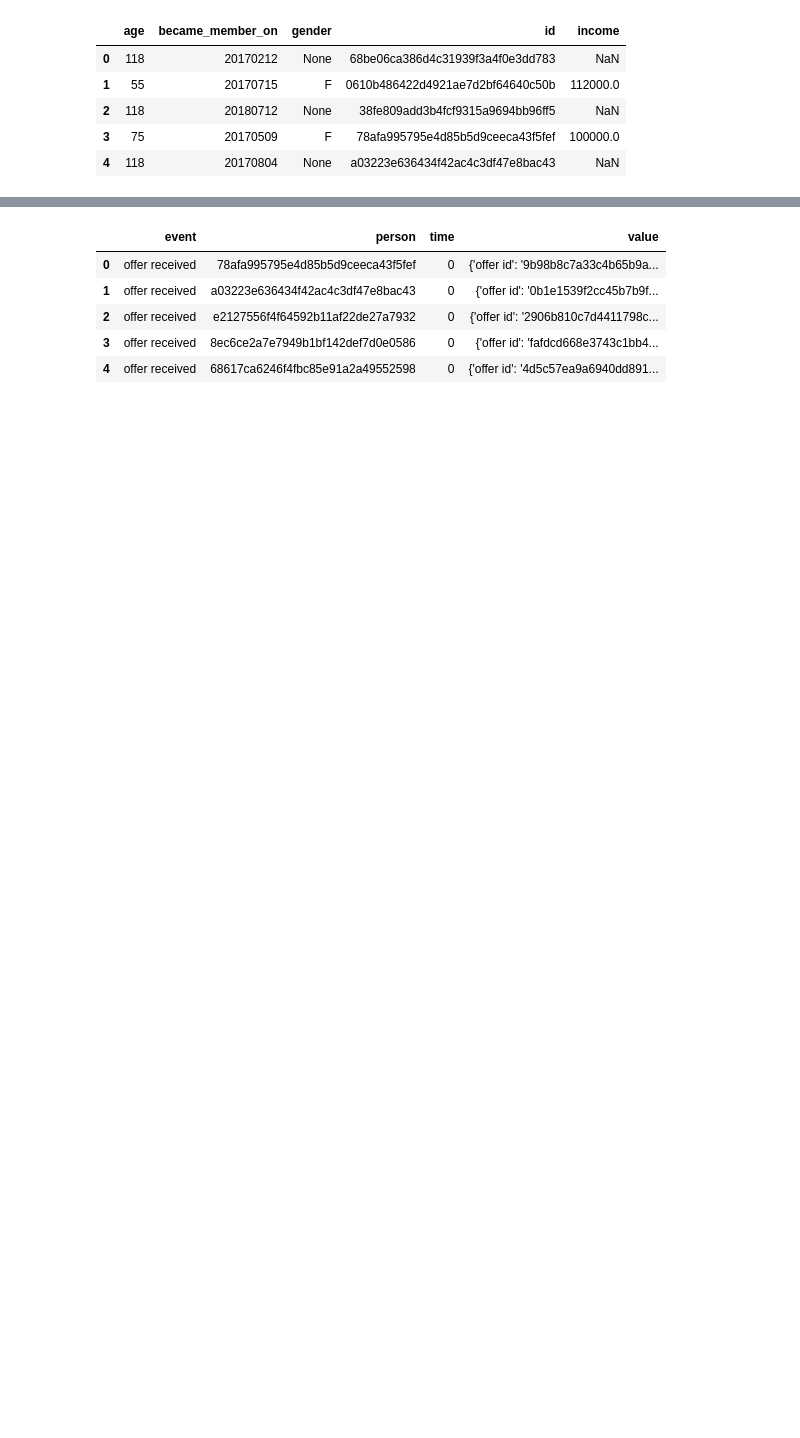
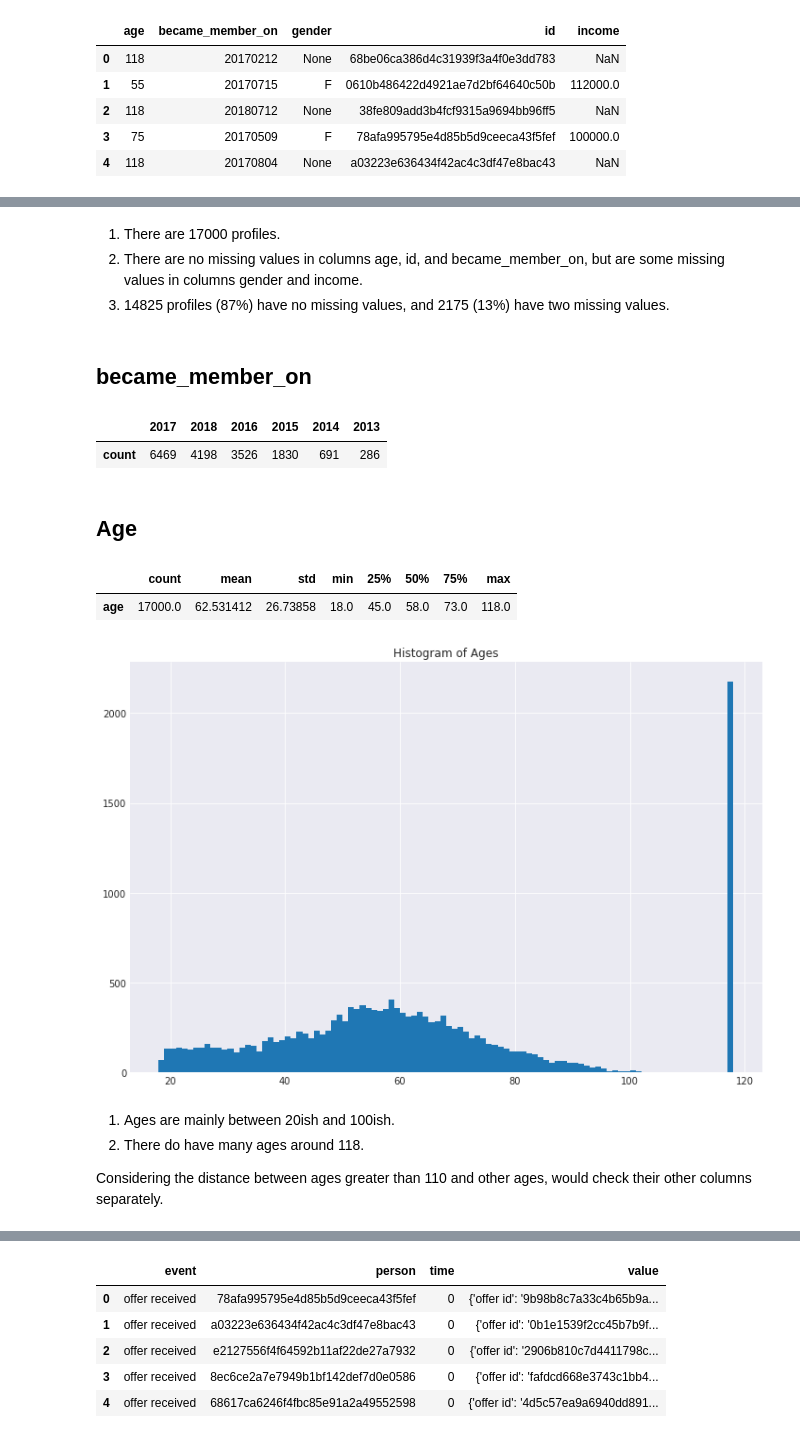
Before and after one commit to qinliu1023/Starbucks_Promotional_Offer, a Jupyter notebook: Starbucks_Promotional_Offer.ipynb, the cells around one changed output, grey strips where cells are left out. Saved outputs shown, nothing was run; the diff lists cells and outputs as text; code cells hidden in the pictures; blank space fills up the shorter version.

Commit message:
new checkpoint

```diff
--- a/Starbucks_Promotional_Offer.ipynb
+++ b/Starbucks_Promotional_Offer.ipynb
@@ -30,4 +30,14 @@ You'll also want to take into account that some demographic groups will make pur
 ### Final Advice
 
 Because this is a capstone project, you are free to analyze the data any way you see fit. For example, you could build a machine learning model that predicts how much someone will spend based on demographics and offer type. Or you could build a model that predicts whether or not someone will respond to an offer. Or, you don't need to build a machine learning model at all. You could develop a set of heuristics that determine what offer you should send to each customer (i.e., 75 percent of women customers who were 35 years old responded to offer A vs 40 percent from the same demographic to offer B, so send offer A).
+# %%
+import pandas as pd
+import numpy as np
+import math
+import json
+import matplotlib.pyplot as plt
+% matplotlib inline
+
+import seaborn as sns
+sns.set_style("darkgrid")
 # %%
@@ -66,0 +157,28 @@ profile.head()
+# %% [markdown]
+1. There are 17000 profiles.
+1. There are no missing values in columns age, id, and became_member_on, but are some missing values in columns gender and income.
+1. 14825 profiles (87%) have no missing values, and 2175 (13%) have two missing values.
+# %% [markdown]
+## became_member_on
+# %%
+profile["became_member_on"].apply(lambda x: str(x)[:4]).value_counts().to_frame("count").T
+# %% [output]
+|  | 2017 | 2018 | 2016 | 2015 | 2014 | 2013 |
+| count | 6469 | 4198 | 3526 | 1830 | 691 | 286 |
+# %% [markdown]
+## Age
+# %%
+profile[["age"]].describe().T
+# %% [output]
+|  | count | mean | std | min | 25% | 50% | 75% | max |
+| age | 17000.0 | 62.531412 | 26.73858 | 18.0 | 45.0 | 58.0 | 73.0 | 118.0 |
+# %%
+profile.age.hist(bins = 100, figsize = (12, 8));
+plt.title("Histogram of Ages", fontsize = 12);
+# %% [output]
+[figure, added]
+# %% [markdown]
+1. Ages are mainly between 20ish and 100ish.
+1. There do have many ages around 118.
+
+Considering the distance between ages greater than 110 and other ages, would check their other columns separately.
```
Also changed, not shown: parts of 57 cells of this notebook.
